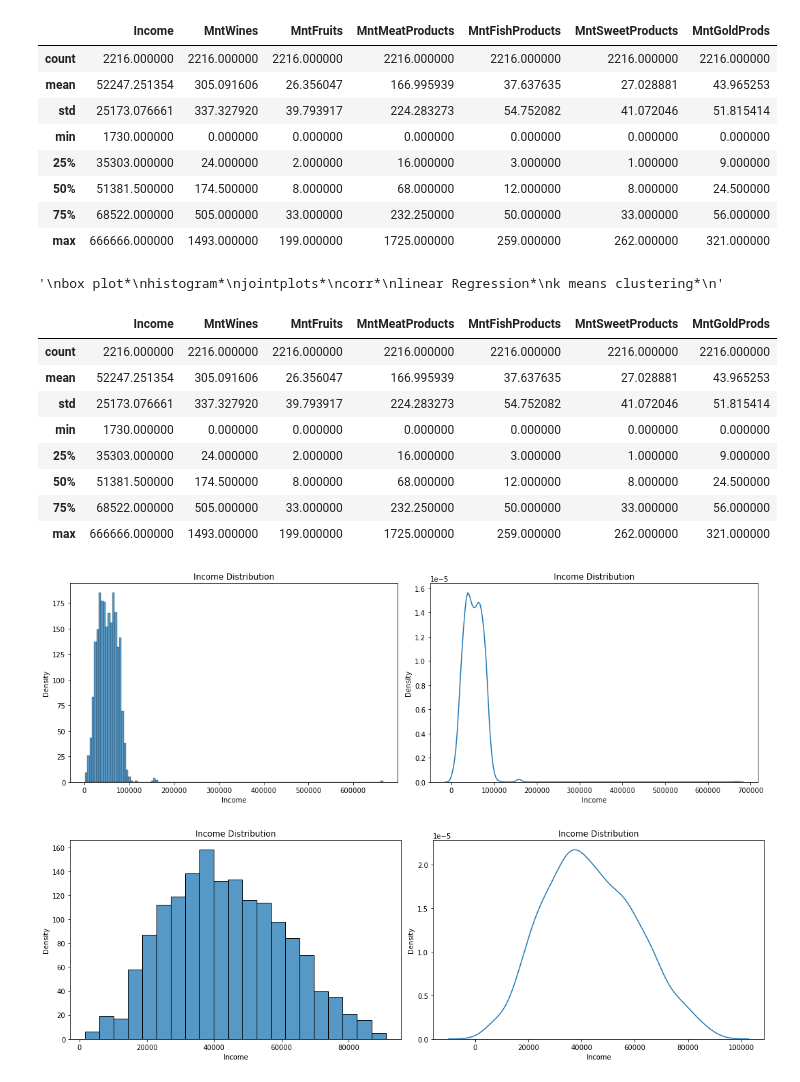
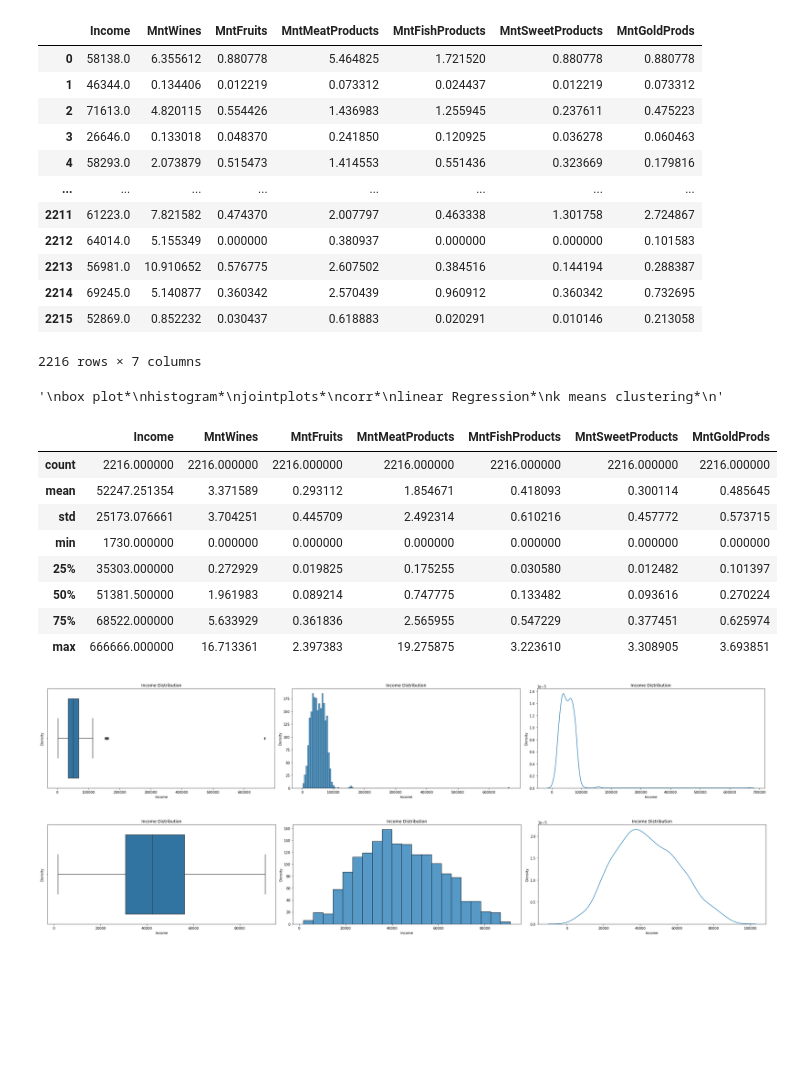
Before and after one commit to dcjh/1015_Mini_Project, a Jupyter notebook: Income_EDA.ipynb, the cells around one changed output. Drawn from its saved outputs; the diff is of its cells as text; code cells hidden in the pictures; blank space fills up the shorter version.

```diff
--- a/Income_EDA.ipynb
+++ b/Income_EDA.ipynb
@@ -19,19 +20,33 @@ def mean_sq_err(actual, predicted):
 # %%
 customerDf = pd.read_csv("https://raw.githubusercontent.com/dcjh/1015_Mini_Project/main/Datasets/cleaned_customer.csv")
 # %%
-incomeDf = customerDf.loc[:, ['Income', 'MntWines', 'MntFruits', 'MntMeatProducts', 'MntFishProducts', 'MntSweetProducts', 'MntGoldProds']]
+incomeDf = customerDf.loc[:, ['Income', 'MntWines', 'MntFruits', 'MntMeatProducts', 'MntFishProducts', 'MntSweetProducts', 'MntGoldProds', 'Dt_Customer']]
+# %%
+incomeDf['Dt_Customer'] = pd.to_datetime(incomeDf['Dt_Customer'], format='%d-%m-%Y')
+incomeDf["CurrentDate"] = datetime.datetime(2021, 1, 1)
+incomeDf['numMonths'] = ((incomeDf['CurrentDate'] - incomeDf['Dt_Customer'])/np.timedelta64(1, 'M'))
+# %%
+#average purchases over the months
+for var in incomeDf.columns[1:7]:
+    incomeDf[var] = incomeDf[var]/ incomeDf["numMonths"]
+
+incomeDf.drop(columns = ['Dt_Customer', 'CurrentDate', "numMonths"], inplace = True)
 # %%
-incomeDf.describe()
+incomeDf
 # %% [output]
 |  | Income | MntWines | MntFruits | MntMeatProducts | MntFishProducts | MntSweetProducts | MntGoldProds |
-| count | 2216.000000 | 2216.000000 | 2216.000000 | 2216.000000 | 2216.000000 | 2216.000000 | 2216.000000 |
-| mean | 52247.251354 | 305.091606 | 26.356047 | 166.995939 | 37.637635 | 27.028881 | 43.965253 |
-| std | 25173.076661 | 337.327920 | 39.793917 | 224.283273 | 54.752082 | 41.072046 | 51.815414 |
-| min | 1730.000000 | 0.000000 | 0.000000 | 0.000000 | 0.000000 | 0.000000 | 0.000000 |
-| 25% | 35303.000000 | 24.000000 | 2.000000 | 16.000000 | 3.000000 | 1.000000 | 9.000000 |
-| 50% | 51381.500000 | 174.500000 | 8.000000 | 68.000000 | 12.000000 | 8.000000 | 24.500000 |
-| 75% | 68522.000000 | 505.000000 | 33.000000 | 232.250000 | 50.000000 | 33.000000 | 56.000000 |
-| max | 666666.000000 | 1493.000000 | 199.000000 | 1725.000000 | 259.000000 | 262.000000 | 321.000000 |
+| 0 | 58138.0 | 6.355612 | 0.880778 | 5.464825 | 1.721520 | 0.880778 | 0.880778 |
+| 1 | 46344.0 | 0.134406 | 0.012219 | 0.073312 | 0.024437 | 0.012219 | 0.073312 |
+| 2 | 71613.0 | 4.820115 | 0.554426 | 1.436983 | 1.255945 | 0.237611 | 0.475223 |
+| 3 | 26646.0 | 0.133018 | 0.048370 | 0.241850 | 0.120925 | 0.036278 | 0.060463 |
+| 4 | 58293.0 | 2.073879 | 0.515473 | 1.414553 | 0.551436 | 0.323669 | 0.179816 |
+| ... | ... | ... | ... | ... | ... | ... | ... |
+| 2211 | 61223.0 | 7.821582 | 0.474370 | 2.007797 | 0.463338 | 1.301758 | 2.724867 |
+| 2212 | 64014.0 | 5.155349 | 0.000000 | 0.380937 | 0.000000 | 0.000000 | 0.101583 |
+| 2213 | 56981.0 | 10.910652 | 0.576775 | 2.607502 | 0.384516 | 0.144194 | 0.288387 |
+| 2214 | 69245.0 | 5.140877 | 0.360342 | 2.570439 | 0.960912 | 0.360342 | 0.732695 |
+| 2215 | 52869.0 | 0.852232 | 0.030437 | 0.618883 | 0.020291 | 0.010146 | 0.213058 |
+2216 rows × 7 columns
 # %%
 '''
 box plot*
@@ -48,33 +63,35 @@ incomeDf.describe()
 # %% [output]
 |  | Income | MntWines | MntFruits | MntMeatProducts | MntFishProducts | MntSweetProducts | MntGoldProds |
 | count | 2216.000000 | 2216.000000 | 2216.000000 | 2216.000000 | 2216.000000 | 2216.000000 | 2216.000000 |
-| mean | 52247.251354 | 305.091606 | 26.356047 | 166.995939 | 37.637635 | 27.028881 | 43.965253 |
-| std | 25173.076661 | 337.327920 | 39.793917 | 224.283273 | 54.752082 | 41.072046 | 51.815414 |
+| mean | 52247.251354 | 3.371589 | 0.293112 | 1.854671 | 0.418093 | 0.300114 | 0.485645 |
+| std | 25173.076661 | 3.704251 | 0.445709 | 2.492314 | 0.610216 | 0.457772 | 0.573715 |
 | min | 1730.000000 | 0.000000 | 0.000000 | 0.000000 | 0.000000 | 0.000000 | 0.000000 |
-| 25% | 35303.000000 | 24.000000 | 2.000000 | 16.000000 | 3.000000 | 1.000000 | 9.000000 |
-| 50% | 51381.500000 | 174.500000 | 8.000000 | 68.000000 | 12.000000 | 8.000000 | 24.500000 |
-| 75% | 68522.000000 | 505.000000 | 33.000000 | 232.250000 | 50.000000 | 33.000000 | 56.000000 |
-| max | 666666.000000 | 1493.000000 | 199.000000 | 1725.000000 | 259.000000 | 262.000000 | 321.000000 |
+| 25% | 35303.000000 | 0.272929 | 0.019825 | 0.175255 | 0.030580 | 0.012482 | 0.101397 |
+| 50% | 51381.500000 | 1.961983 | 0.089214 | 0.747775 | 0.133482 | 0.093616 | 0.270224 |
+| 75% | 68522.000000 | 5.633929 | 0.361836 | 2.565955 | 0.547229 | 0.377451 | 0.625974 |
+| max | 666666.000000 | 16.713361 | 2.397383 | 19.275875 | 3.223610 | 3.308905 | 3.693851 |
 # %%
-f, axes = plt.subplots(1, 2, figsize=(15,5))
-sb.histplot(incomeDf['Income'], ax=axes[0])
-sb.kdeplot(incomeDf['Income'], ax=axes[1])
-for i in range(2):
+f, axes = plt.subplots(1, 3, figsize=(30,5))
+sb.boxplot(incomeDf['Income'], ax=axes[0])
+sb.histplot(incomeDf['Income'], ax=axes[1])
+sb.kdeplot(incomeDf['Income'], ax=axes[2])
+for i in range(3):
     axes[i].set_title('Income Distribution')
     axes[i].set_xlabel('Income')
     axes[i].set_ylabel('Density')
 
 plt.tight_layout()
 plt.show()
 # %% [output]
-[figure, old version]
+[figure, new version]
 # %%
 income_cleaned = removeOut(incomeDf)
 # %%
-f, axes = plt.subplots(1, 2, figsize=(15,5))
-sb.histplot(income_cleaned['Income'], ax=axes[0])
-sb.kdeplot(income_cleaned['Income'], ax=axes[1])
-for i in range(2):
+f, axes = plt.subplots(1, 3, figsize=(30,5))
+sb.boxplot(income_cleaned['Income'], ax=axes[0])
+sb.histplot(income_cleaned['Income'], ax=axes[1])
+sb.kdeplot(income_cleaned['Income'], ax=axes[2])
+for i in range(3):
     axes[i].set_title('Income Distribution')
     axes[i].set_xlabel('Income')
     axes[i].set_ylabel('Density')
@@ -82,4 +99,4 @@ for i in range(2):
 plt.tight_layout()
 plt.show()
 # %% [output]
-[figure, old version]
+[figure, new version]
```
Also changed, not shown: parts of 4 cells of this notebook.
